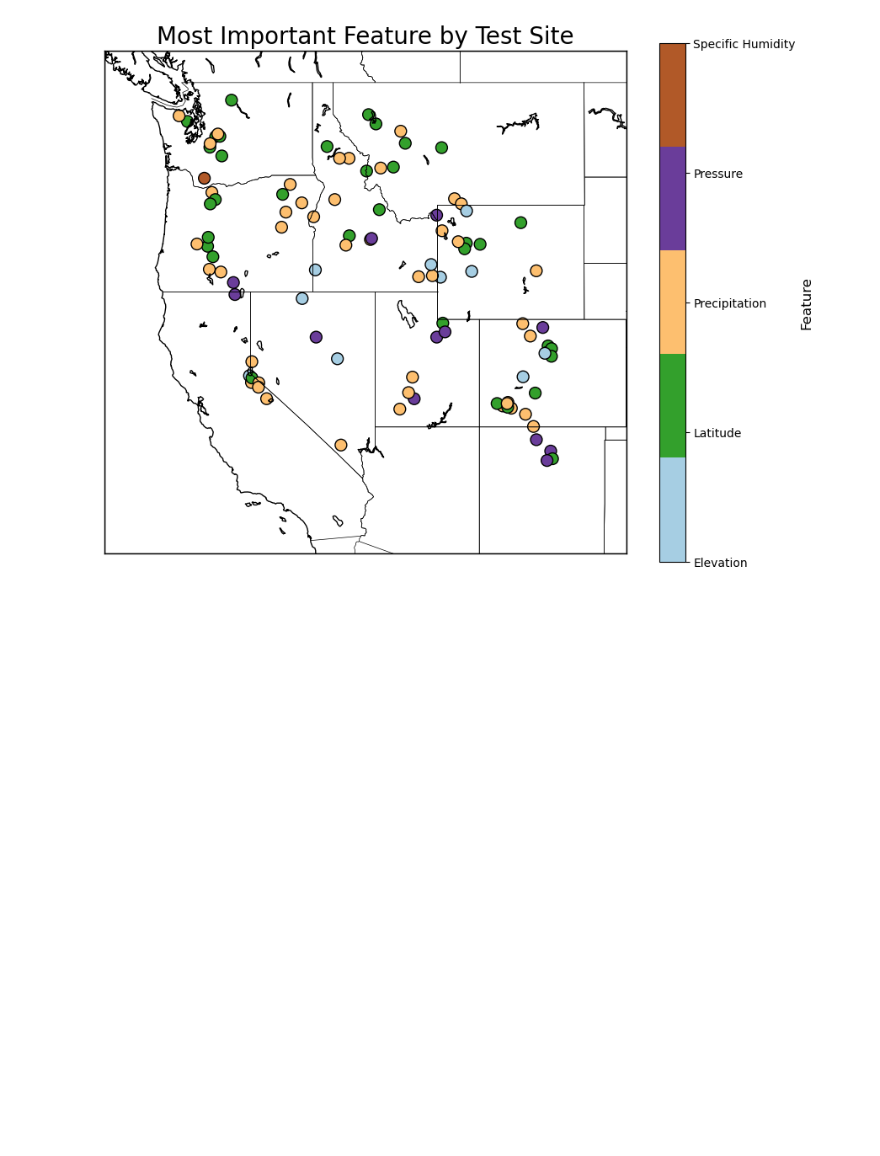
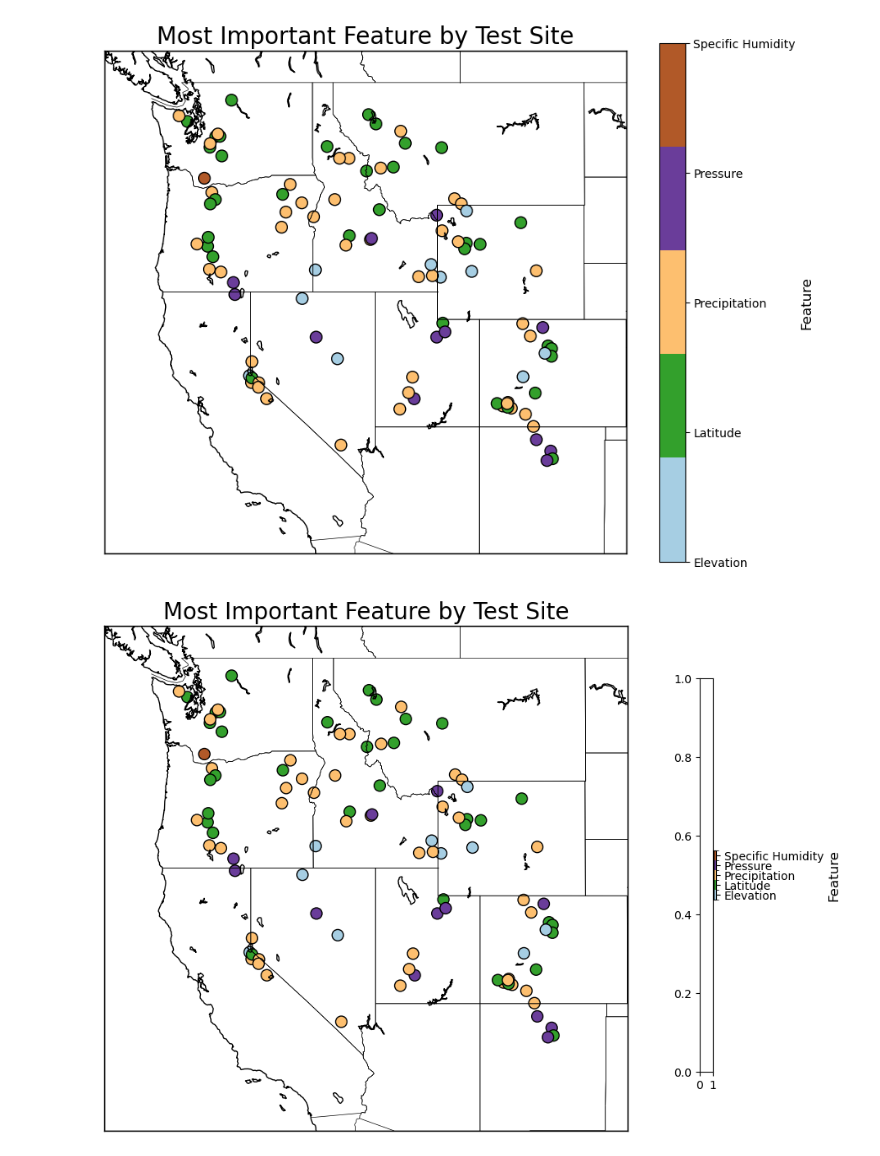
Before and after one commit to madeleineburns/swe-lstm, a Jupyter notebook: lstm_analysis.ipynb, the cells around one changed output. Cells and saved outputs as stored; diff of their text form; code cells hidden in the pictures; blank space fills up the shorter version.

```diff
--- a/lstm_analysis.ipynb
+++ b/lstm_analysis.ipynb
@@ -285,3 +285,39 @@ cbar.set_ticklabels(categories)  # Set tick labels to the actual category names
 cbar.set_label('Feature', fontsize=12)
 # %% [output]
 [figure]
+# %%
+# FIX THE MISALIGNMENT OF THE AXES
+from matplotlib.colors import BoundaryNorm
+
+# Encode labels
+label_encoder = LabelEncoder()
+encoded = label_encoder.fit_transform(complete_feature_importance['most important feature'])
+complete_feature_importance['most important feature ENCODED'] = encoded
+categories = label_encoder.classes_
+num_categories = len(categories)
+
+# Colormap and normalization
+cmap = mpl.cm.get_cmap('Paired', num_categories)
+norm = BoundaryNorm(np.arange(-0.5, num_categories + 0.5), cmap.N)
+
+# Plotting
+fig, axes = plt.subplots(figsize=(10, 8))
+map = Basemap(projection='merc', llcrnrlon=-127,llcrnrlat=32,urcrnrlon=-102,urcrnrlat=50, resolution='i')
+x, y = map(complete_feature_importance['longitude'], complete_feature_importance['latitude'])
+sc = map.scatter(x, y, c=encoded, marker='o', s=100, edgecolor='k', cmap=cmap, norm=norm)
+
+map.drawmapboundary()
+map.drawcountries()
+map.drawcoastlines()
+map.drawstates()
+plt.title('Most Important Feature by Test Site', size=20)
+
+# Correctly spaced colorbar ticks
+cbar = plt.colorbar(sc, ax=axes, orientation='vertical')
+cbar.set_ticks(np.arange(num_categories))
+cbar.set_ticklabels(categories)
+cbar.set_label('Feature', fontsize=12)
+
+plt.tight_layout()
+# %% [output]
+[figure, added]
```
Also changed, not shown: parts of 1 cell of this notebook, 2 other files.
